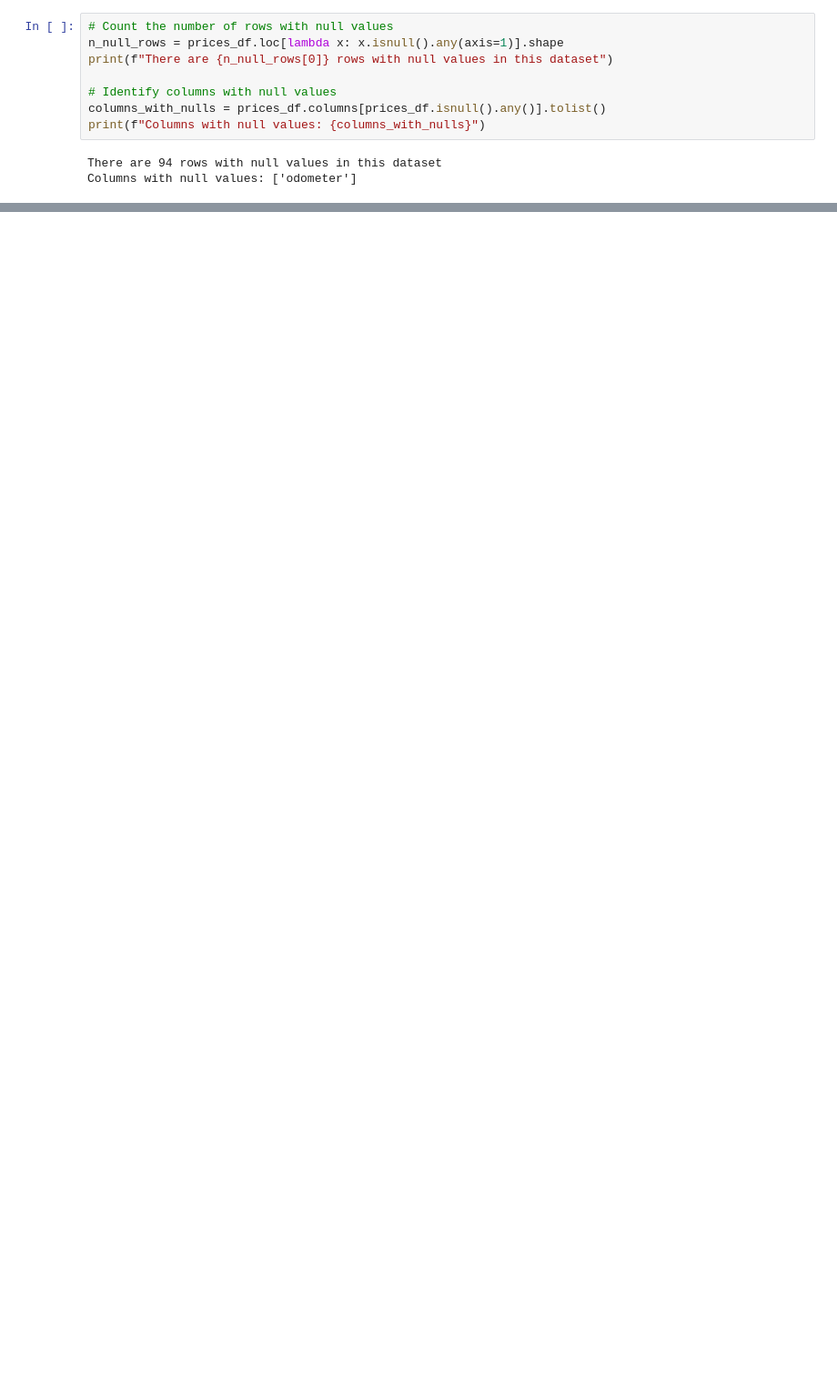
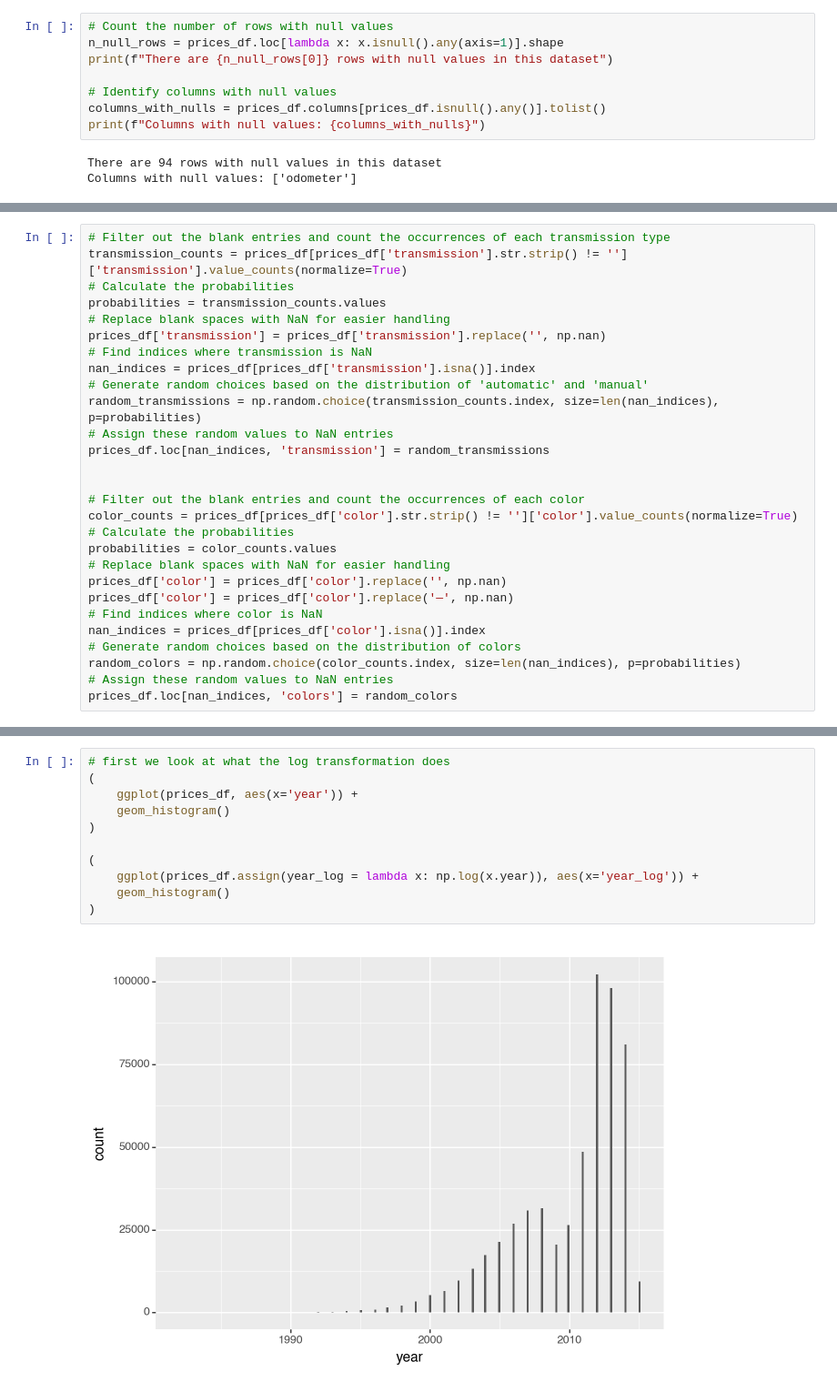
Before and after one commit to MJHMStein/AI_Methods, a Jupyter notebook: car_prices/EDA.ipynb, the cells around one changed output, grey strips where cells are left out. Shown: that part at 91% size. Drawn from its saved outputs; the diff is of its cells as text; blank space fills up the shorter version.

```diff
--- a/car_prices/EDA.ipynb
+++ b/car_prices/EDA.ipynb
@@ -190,0 +197,28 @@ There are 0 rows with null values in this dataset.
+# %%
+# Filter out the blank entries and count the occurrences of each transmission type
+transmission_counts = prices_df[prices_df['transmission'].str.strip() != '']['transmission'].value_counts(normalize=True)
+# Calculate the probabilities
+probabilities = transmission_counts.values
+# Replace blank spaces with NaN for easier handling
+prices_df['transmission'] = prices_df['transmission'].replace('', np.nan)
+# Find indices where transmission is NaN
+nan_indices = prices_df[prices_df['transmission'].isna()].index
+# Generate random choices based on the distribution of 'automatic' and 'manual'
+random_transmissions = np.random.choice(transmission_counts.index, size=len(nan_indices), p=probabilities)
+# Assign these random values to NaN entries
+prices_df.loc[nan_indices, 'transmission'] = random_transmissions
+
+
+# Filter out the blank entries and count the occurrences of each color
+color_counts = prices_df[prices_df['color'].str.strip() != '']['color'].value_counts(normalize=True)
+# Calculate the probabilities
+probabilities = color_counts.values
+# Replace blank spaces with NaN for easier handling
+prices_df['color'] = prices_df['color'].replace('', np.nan)
+prices_df['color'] = prices_df['color'].replace('—', np.nan)
+# Find indices where color is NaN
+nan_indices = prices_df[prices_df['color'].isna()].index
+# Generate random choices based on the distribution of colors
+random_colors = np.random.choice(color_counts.index, size=len(nan_indices), p=probabilities)
+# Assign these random values to NaN entries
+prices_df.loc[nan_indices, 'colors'] = random_colors
@@ -190,0 +314,13 @@ There are 0 rows with null values in this dataset.
+# %%
+# first we look at what the log transformation does
+(
+    ggplot(prices_df, aes(x='year')) +
+    geom_histogram()
+)
+
+(
+    ggplot(prices_df.assign(year_log = lambda x: np.log(x.year)), aes(x='year_log')) +
+    geom_histogram()
+)
+# %% [output]
+[figure, added]
```
Also changed, not shown: parts of 22 cells of this notebook.
